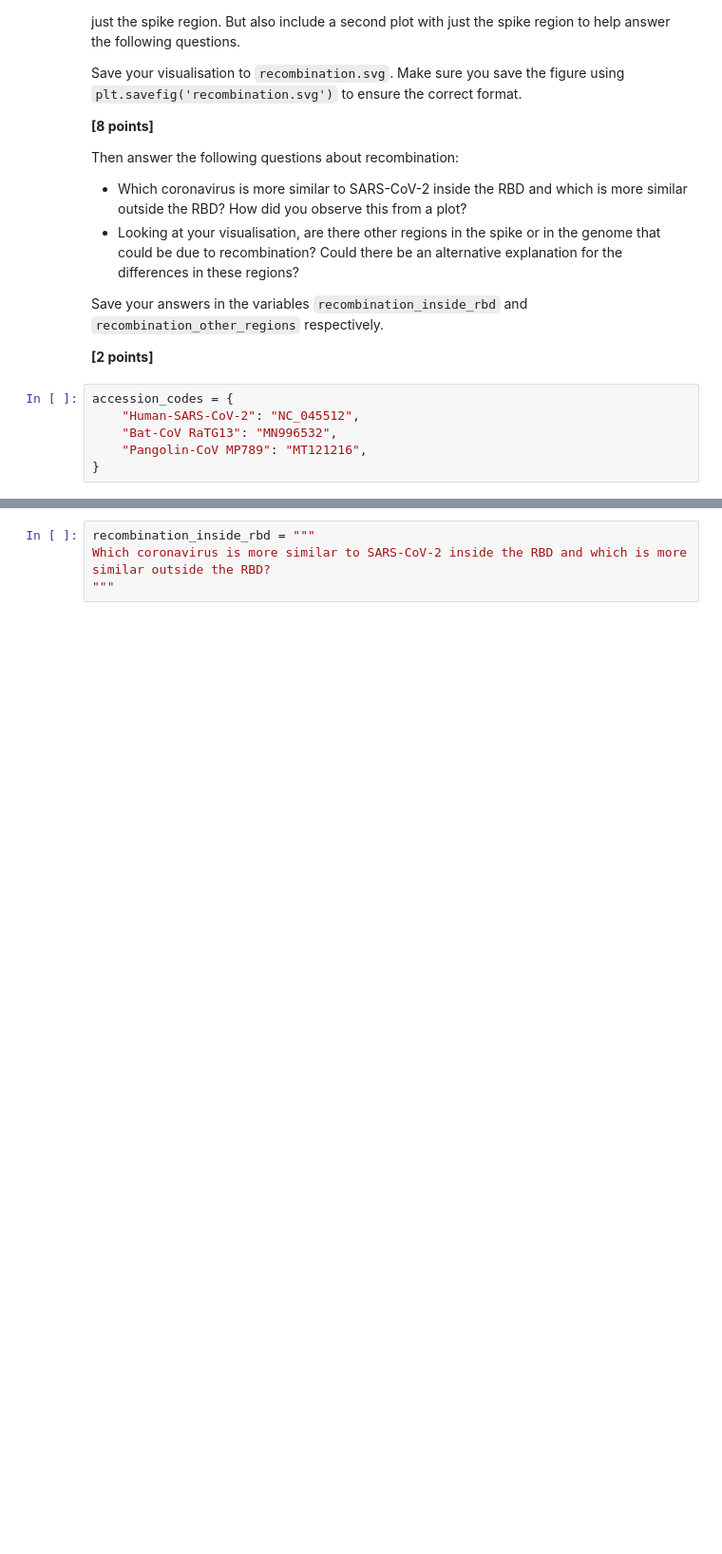
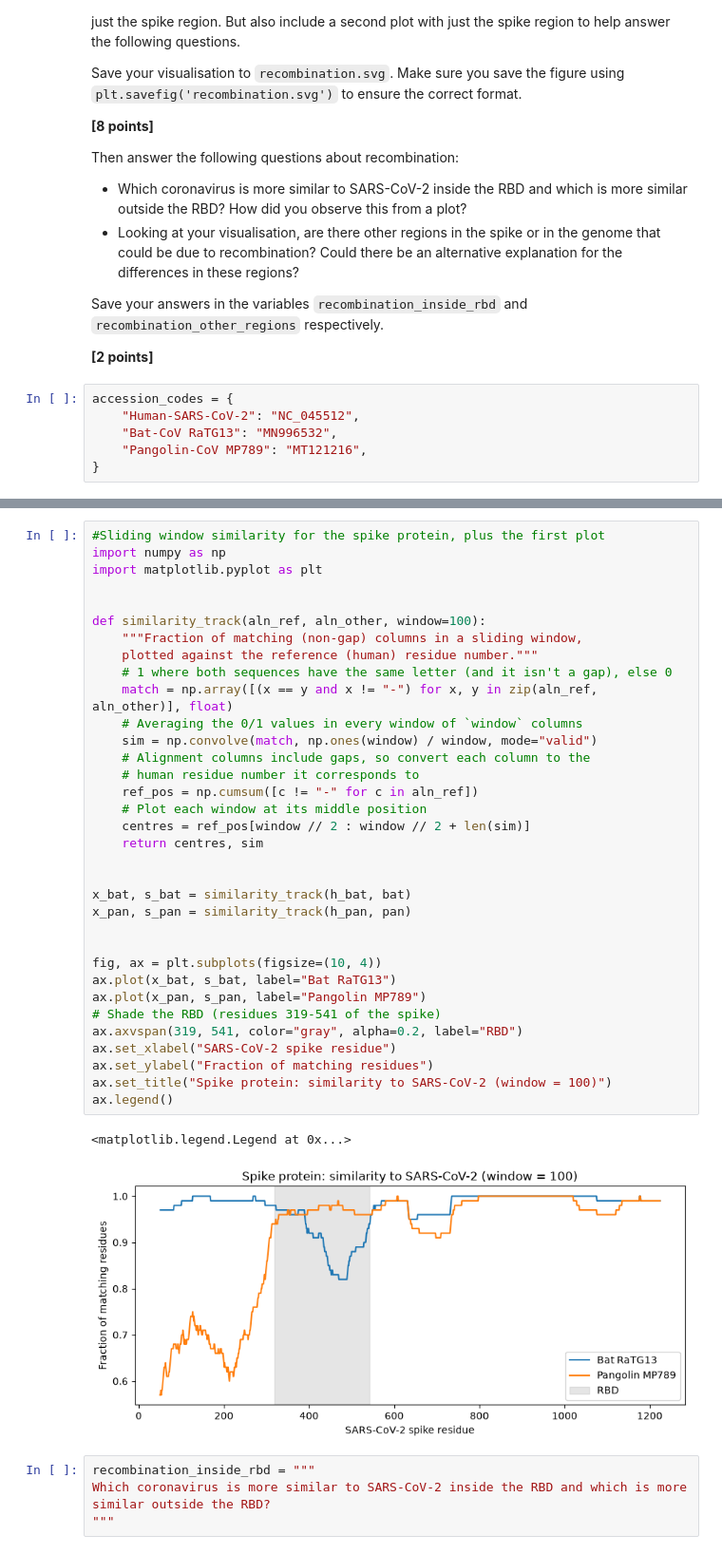
Before and after one commit to GenCipher/assign_phylo, a Jupyter notebook: phylo_workbook.ipynb, the cells around one changed output, grey strips where cells are left out. Shown at 95% size. Drawn from its saved outputs; the diff is of its cells as text; blank space fills up the shorter version.

Commit message:
Part 4: spike and whole-genome similarity analysis, recombination.svg

```diff
--- a/phylo_workbook.ipynb
+++ b/phylo_workbook.ipynb
@@ -352,3 +422,40 @@ accession_codes = {
+# %%
+#Sliding window similarity for the spike protein, plus the first plot
+import numpy as np
+import matplotlib.pyplot as plt
+
+
+def similarity_track(aln_ref, aln_other, window=100):
+    """Fraction of matching (non-gap) columns in a sliding window,
+    plotted against the reference (human) residue number."""
+    # 1 where both sequences have the same letter (and it isn't a gap), else 0
+    match = np.array([(x == y and x != "-") for x, y in zip(aln_ref, aln_other)], float)
+    # Averaging the 0/1 values in every window of `window` columns
+    sim = np.convolve(match, np.ones(window) / window, mode="valid")
+    # Alignment columns include gaps, so convert each column to the
+    # human residue number it corresponds to
+    ref_pos = np.cumsum([c != "-" for c in aln_ref])
+    # Plot each window at its middle position
+    centres = ref_pos[window // 2 : window // 2 + len(sim)]
+    return centres, sim
+
+
+x_bat, s_bat = similarity_track(h_bat, bat)
+x_pan, s_pan = similarity_track(h_pan, pan)
+
+
+fig, ax = plt.subplots(figsize=(10, 4))
+ax.plot(x_bat, s_bat, label="Bat RaTG13")
+ax.plot(x_pan, s_pan, label="Pangolin MP789")
+# Shade the RBD (residues 319-541 of the spike)
+ax.axvspan(319, 541, color="gray", alpha=0.2, label="RBD")
+ax.set_xlabel("SARS-CoV-2 spike residue")
+ax.set_ylabel("Fraction of matching residues")
+ax.set_title("Spike protein: similarity to SARS-CoV-2 (window = 100)")
+ax.legend()
+# %% [output]
+<matplotlib.legend.Legend at 0x...>
+[figure, added]
 # %%
 recombination_inside_rbd = """
 Which coronavirus is more similar to SARS-CoV-2 inside the RBD and which is more similar outside the RBD?
```
Also changed, not shown: parts of 3 cells of this notebook.
